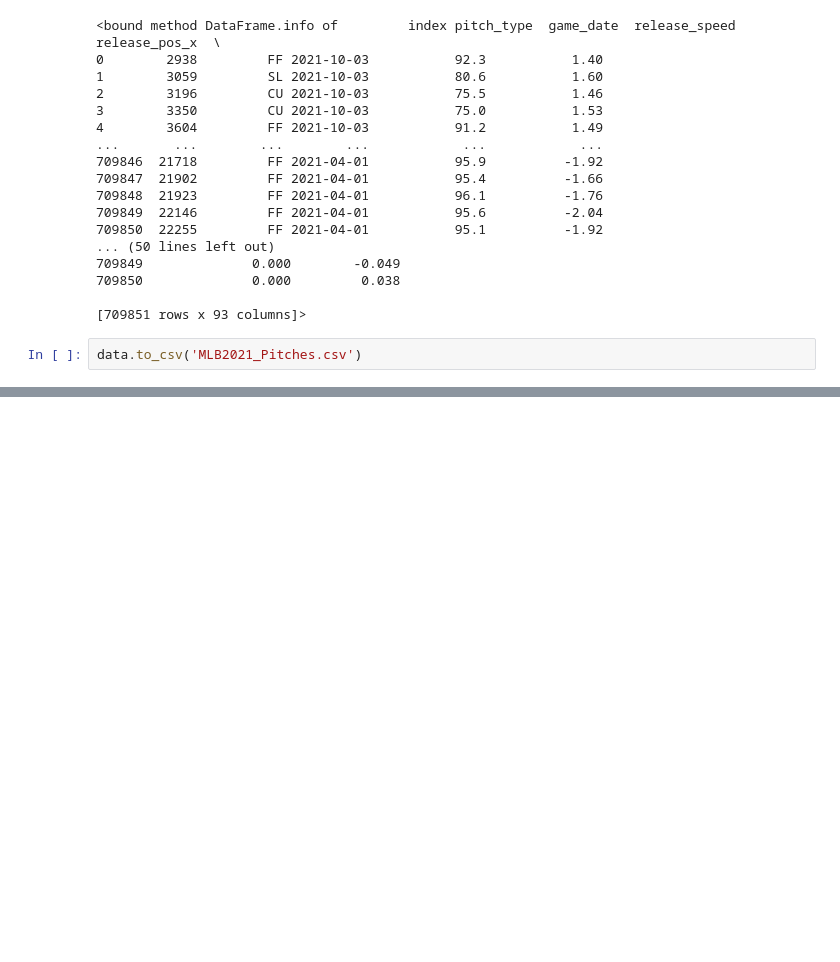
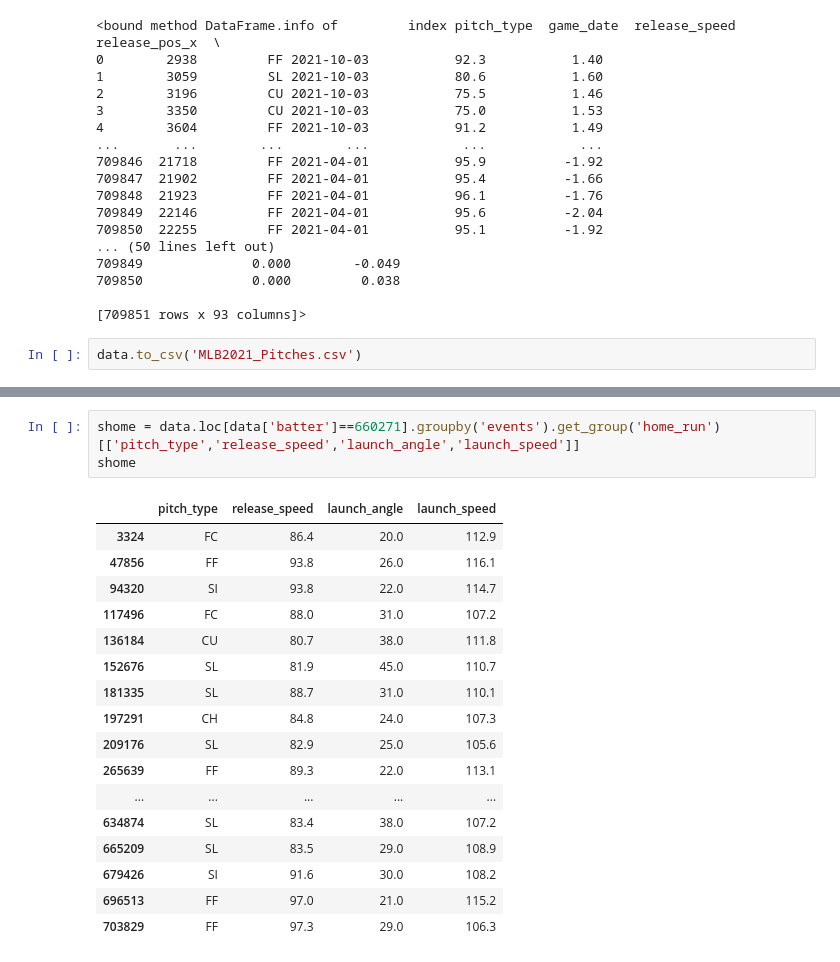
Before and after one commit to rudera/Pitches-from-2021-MLB-Season, a Jupyter notebook: mlb pitch.ipynb, the cells around one changed output, grey strips where cells are left out. Drawn from its saved outputs; the diff is of its cells as text; blank space fills up the shorter version.

```diff
--- a/mlb pitch.ipynb
+++ b/mlb pitch.ipynb
@@ -78,0 +162,21 @@ data.to_csv('MLB2021_Pitches.csv')
+# %%
+shome = data.loc[data['batter']==660271].groupby('events').get_group('home_run')[['pitch_type','release_speed','launch_angle','launch_speed']]
+shome
+# %% [output]
+|  | pitch_type | release_speed | launch_angle | launch_speed |
+| 3324 | FC | 86.4 | 20.0 | 112.9 |
+| 47856 | FF | 93.8 | 26.0 | 116.1 |
+| 94320 | SI | 93.8 | 22.0 | 114.7 |
+| 117496 | FC | 88.0 | 31.0 | 107.2 |
+| 136184 | CU | 80.7 | 38.0 | 111.8 |
+| 152676 | SL | 81.9 | 45.0 | 110.7 |
+| 181335 | SL | 88.7 | 31.0 | 110.1 |
+| 197291 | CH | 84.8 | 24.0 | 107.3 |
+| 209176 | SL | 82.9 | 25.0 | 105.6 |
+| 265639 | FF | 89.3 | 22.0 | 113.1 |
+| ... | ... | ... | ... | ... |
+| 634874 | SL | 83.4 | 38.0 | 107.2 |
+| 665209 | SL | 83.5 | 29.0 | 108.9 |
+| 679426 | SI | 91.6 | 30.0 | 108.2 |
+| 696513 | FF | 97.0 | 21.0 | 115.2 |
+| 703829 | FF | 97.3 | 29.0 | 106.3 |
```
Also changed, not shown: parts of 8 cells of this notebook.
